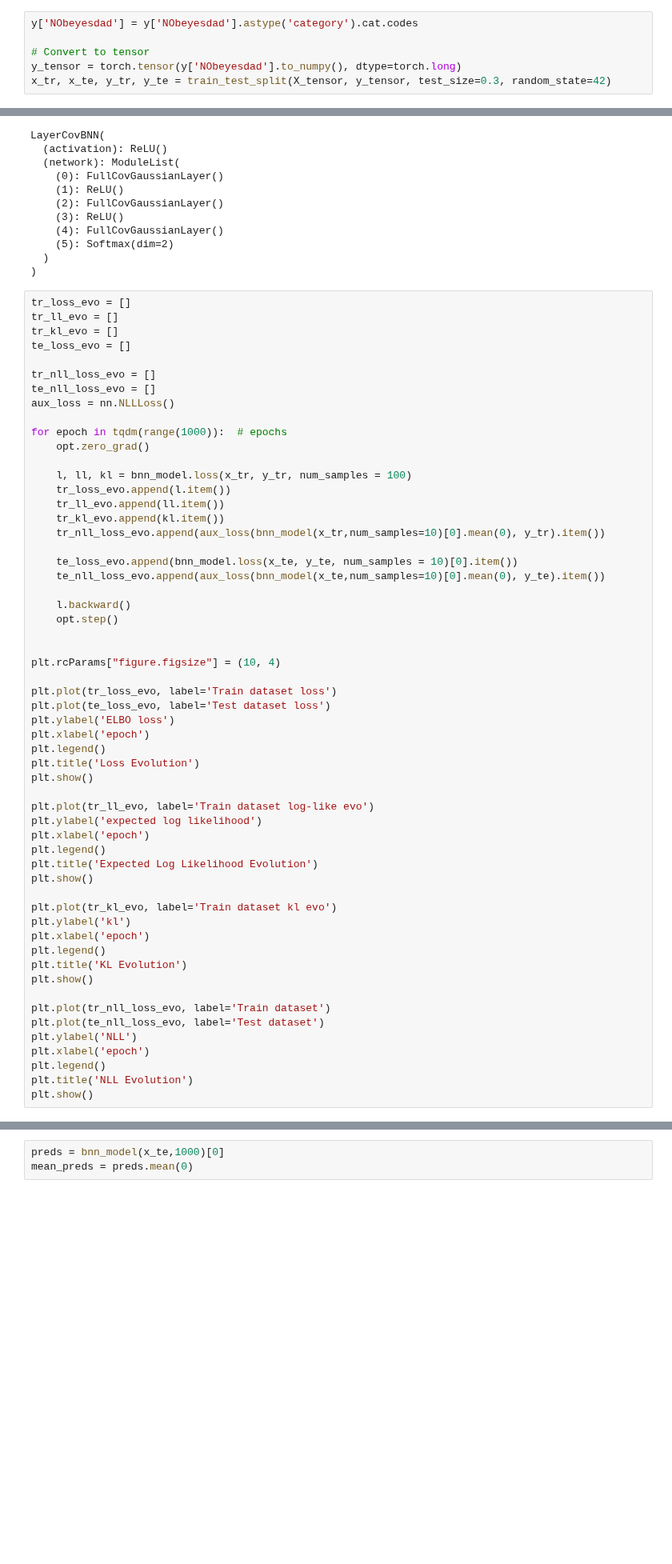
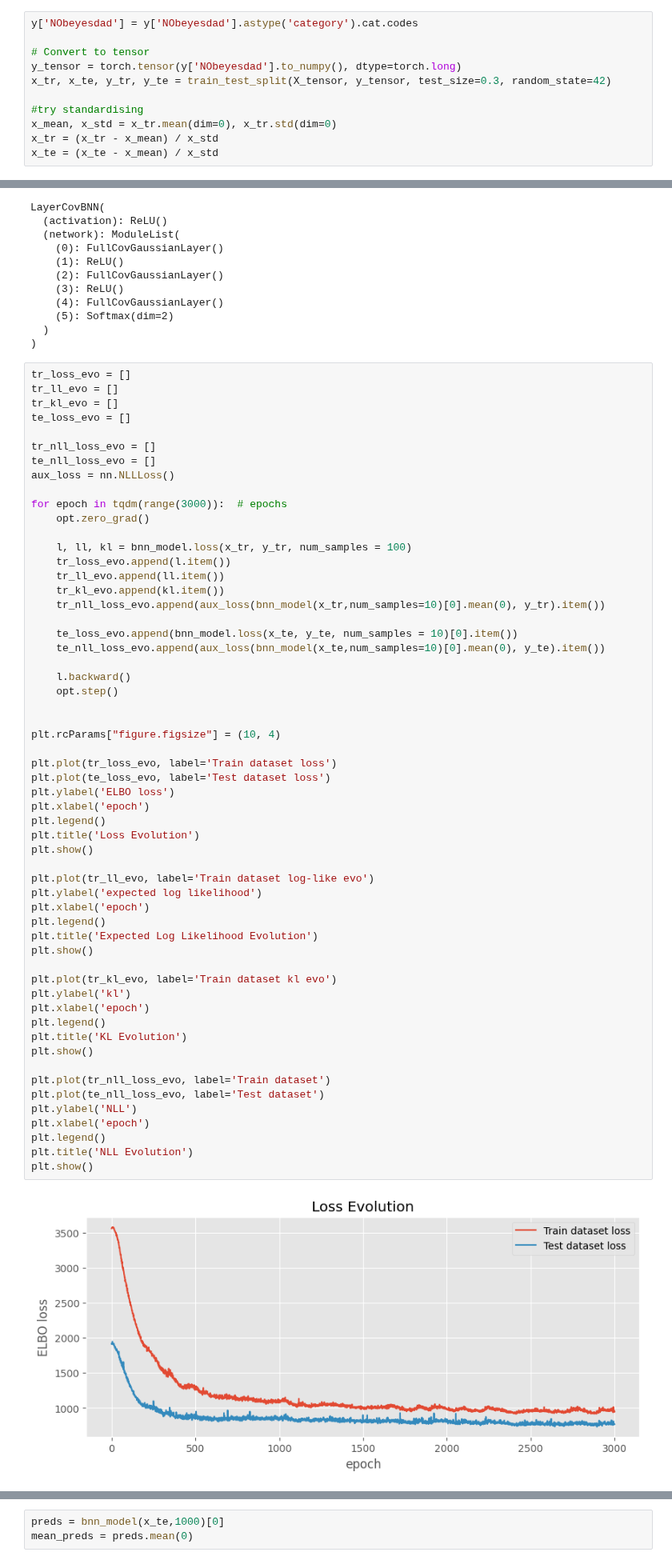
Before and after one commit to Marco-Gal/Bayesian-Neural-Network-Project, a Jupyter notebook: Boston Dataset Experiments/Obesity/Trying exact KL.ipynb, the cells around one changed output, grey strips where cells are left out. Shown at 80% size. Drawn from its saved outputs; the diff is of its cells as text; blank space fills up the shorter version.

```diff
--- a/Boston Dataset Experiments/Obesity/Trying exact KL.ipynb
+++ b/Boston Dataset Experiments/Obesity/Trying exact KL.ipynb
@@ -67,6 +71,11 @@ y['NObeyesdad'] = y['NObeyesdad'].astype('category').cat.codes
 # Convert to tensor
 y_tensor = torch.tensor(y['NObeyesdad'].to_numpy(), dtype=torch.long)
 x_tr, x_te, y_tr, y_te = train_test_split(X_tensor, y_tensor, test_size=0.3, random_state=42)
+
+#try standardising
+x_mean, x_std = x_tr.mean(dim=0), x_tr.std(dim=0)
+x_tr = (x_tr - x_mean) / x_std
+x_te = (x_te - x_mean) / x_std
 # %%
 class FullCovGaussianLayer(nn.Module):
     def __init__(
@@ -306,7 +315,7 @@ tr_nll_loss_evo = []
 te_nll_loss_evo = []
 aux_loss = nn.NLLLoss()
 
-for epoch in tqdm(range(1000)):  # epochs
+for epoch in tqdm(range(3000)):  # epochs
     opt.zero_grad()
 
     l, ll, kl = bnn_model.loss(x_tr, y_tr, num_samples = 100)
@@ -326,30 +335,32 @@ plt.rcParams["figure.figsize"] = (10, 4)
 
 plt.plot(tr_loss_evo, label='Train dataset loss')
 plt.plot(te_loss_evo, label='Test dataset loss')
 plt.ylabel('ELBO loss')
 plt.xlabel('epoch')
 plt.legend()
 plt.title('Loss Evolution')
 plt.show()
 
 plt.plot(tr_ll_evo, label='Train dataset log-like evo')
 plt.ylabel('expected log likelihood')
 plt.xlabel('epoch')
 plt.legend()
 plt.title('Expected Log Likelihood Evolution')
 plt.show()
 
 plt.plot(tr_kl_evo, label='Train dataset kl evo')
 plt.ylabel('kl')
 plt.xlabel('epoch')
 plt.legend()
 plt.title('KL Evolution')
 plt.show()
 
 plt.plot(tr_nll_loss_evo, label='Train dataset')
 plt.plot(te_nll_loss_evo, label='Test dataset')
 plt.ylabel('NLL')
 plt.xlabel('epoch')
 plt.legend()
 plt.title('NLL Evolution')
 plt.show()
+# %% [output]
+[figure, added]
```
Also changed, not shown: parts of 5 cells of this notebook.
